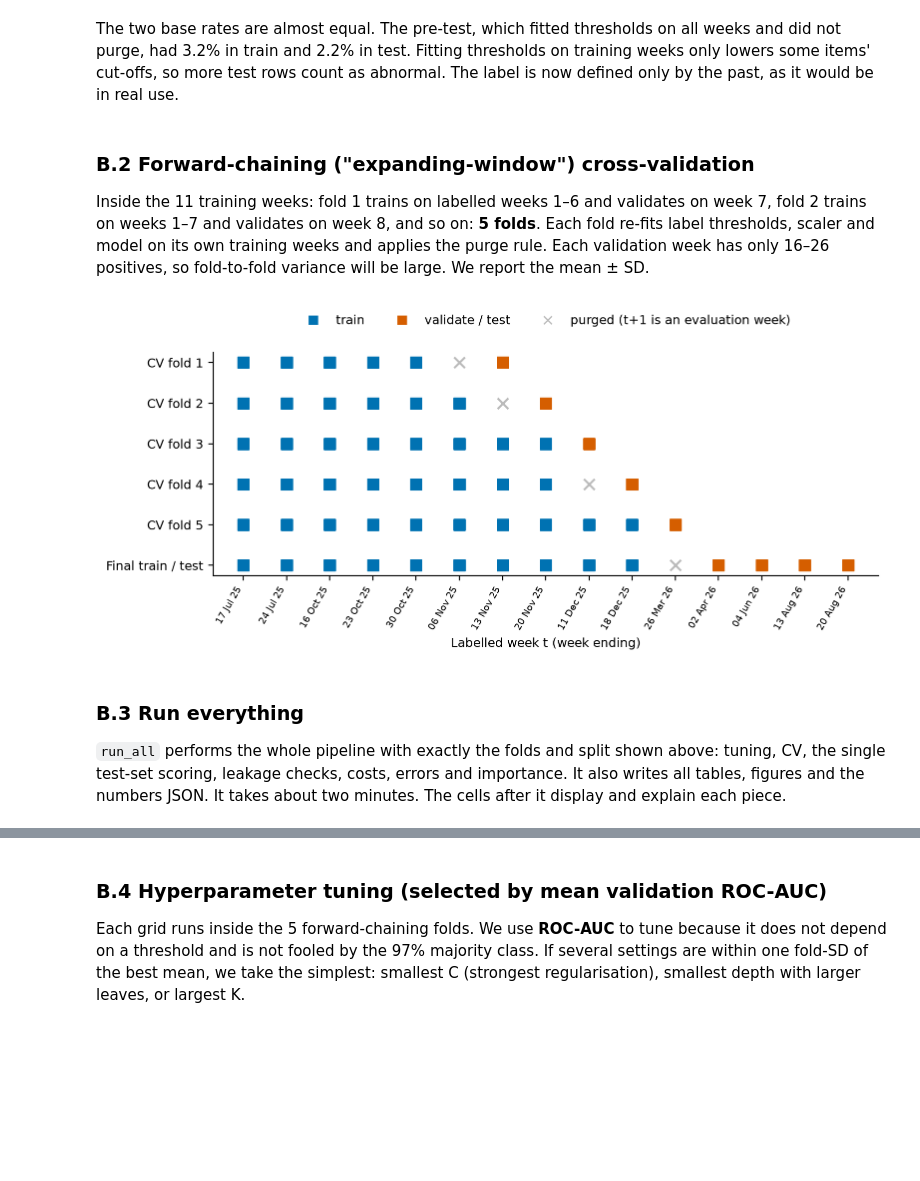
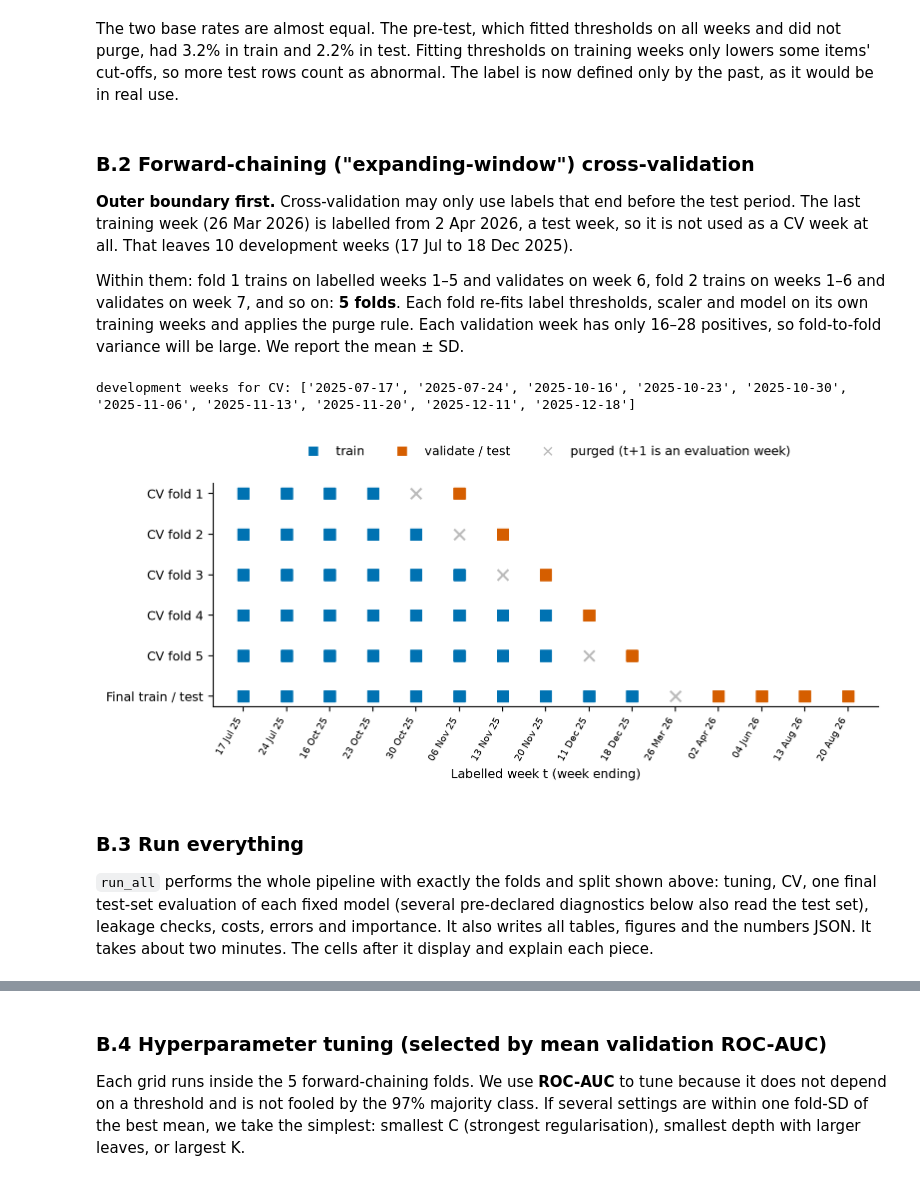
Before and after one commit to Samzzh0803/Pakistan-Food-Price-Premiums-and-Deprivation, a Jupyter notebook: notebooks/M03_baseline_models.ipynb, the cells around one changed output, grey strips where cells are left out. Cells and saved outputs as stored; diff of their text form; code cells hidden in the pictures; blank space fills up the shorter version.

```diff
--- a/notebooks/M03_baseline_models.ipynb
+++ b/notebooks/M03_baseline_models.ipynb
@@ -200,22 +200,30 @@ train and 2.2% in test. Fitting thresholds on training weeks only lowers some it
 as abnormal. The label is now defined only by the past, as it would be in real use.
 # %% [markdown]
 ### B.2 Forward-chaining ("expanding-window") cross-validation
-Inside the 11 training weeks: fold 1 trains on labelled weeks 1–6 and validates on week 7, fold 2 trains on weeks 1–7
-and validates on week 8, and so on: **5 folds**. Each fold re-fits label thresholds, scaler and model on its own
-training weeks and applies the purge rule. Each validation week has only 16–26 positives, so fold-to-fold variance
-will be large. We report the mean ± SD.
+**Outer boundary first.** Cross-validation may only use labels that end before the test period. The last training
+week (26 Mar 2026) is labelled from 2 Apr 2026, a test week, so it is not used as a CV week at all. That leaves 10
+development weeks (17 Jul to 18 Dec 2025).
+
+Within them: fold 1 trains on labelled weeks 1–5 and validates on week 6, fold 2 trains on weeks 1–6 and validates on
+week 7, and so on: **5 folds**. Each fold re-fits label thresholds, scaler and model on its own training weeks and
+applies the purge rule. Each validation week has only 16–28 positives, so fold-to-fold variance will be large. We
+report the mean ± SD.
 # %%
-folds = model.forward_chain_folds(train_weeks)
-fold_data = model.make_fold_data(rows, folds)
-for d in fold_data:  # leakage asserts per fold
+dev_weeks = model.development_weeks(rows, train_weeks, test_weeks)
+print("development weeks for CV:", [str(w)[:10] for w in dev_weeks])
+folds = model.forward_chain_folds(dev_weeks)
+fold_data = model.make_fold_data(rows, folds, test_start=min(test_weeks))
+for d in fold_data:  # leakage asserts per fold, including the outer test boundary
     assert d["train"].week_end.max() < min(d["eval_weeks"]) and not d["train"].next_week.isin(d["eval_weeks"]).any()
+    assert d["train"].next_week.max() < min(test_weeks) and d["eval"].next_week.max() < min(test_weeks)
 display(Image(model.fig_design(rows, train_weeks, test_weeks, folds, final["purged_weeks"])))
 # %% [output]
+development weeks for CV: ['2025-07-17', '2025-07-24', '2025-10-16', '2025-10-23', '2025-10-30', '2025-11-06', '2025-11-13', '2025-11-20', '2025-12-11', '2025-12-18']
-[figure, old version]
+[figure, new version]
 # %% [markdown]
 ### B.3 Run everything
-`run_all` performs the whole pipeline with exactly the folds and split shown above: tuning, CV, the single
-test-set scoring, leakage checks, costs, errors and importance. It also writes all tables, figures and the numbers
+`run_all` performs the whole pipeline with exactly the folds and split shown above: tuning, CV, one final
+test-set evaluation of each fixed model (several pre-declared diagnostics below also read the test set), leakage checks, costs, errors and importance. It also writes all tables, figures and the numbers
 JSON. It takes about two minutes. The cells after it display and explain each piece.
 # %%
 o = model.run_all(write=True)
```
Also changed, not shown: parts of 25 cells of this notebook, 29 other files.
